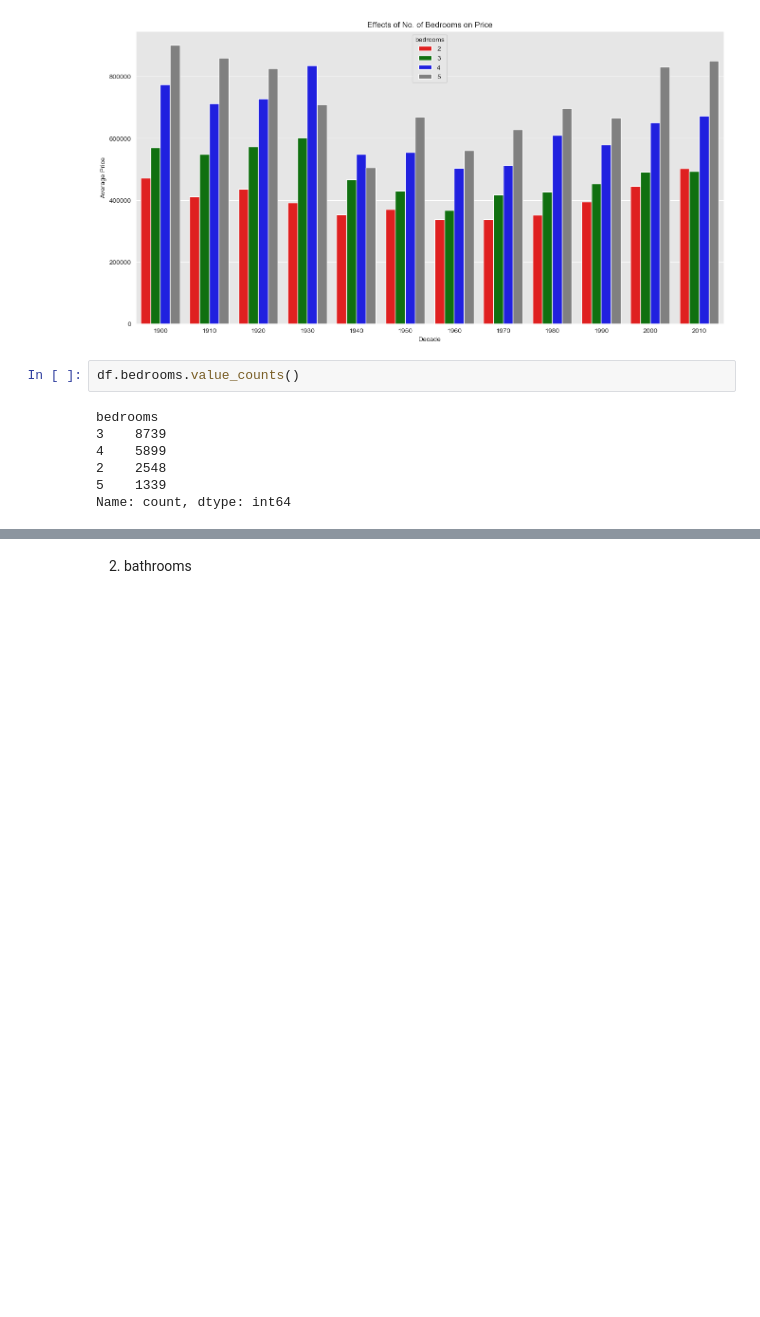
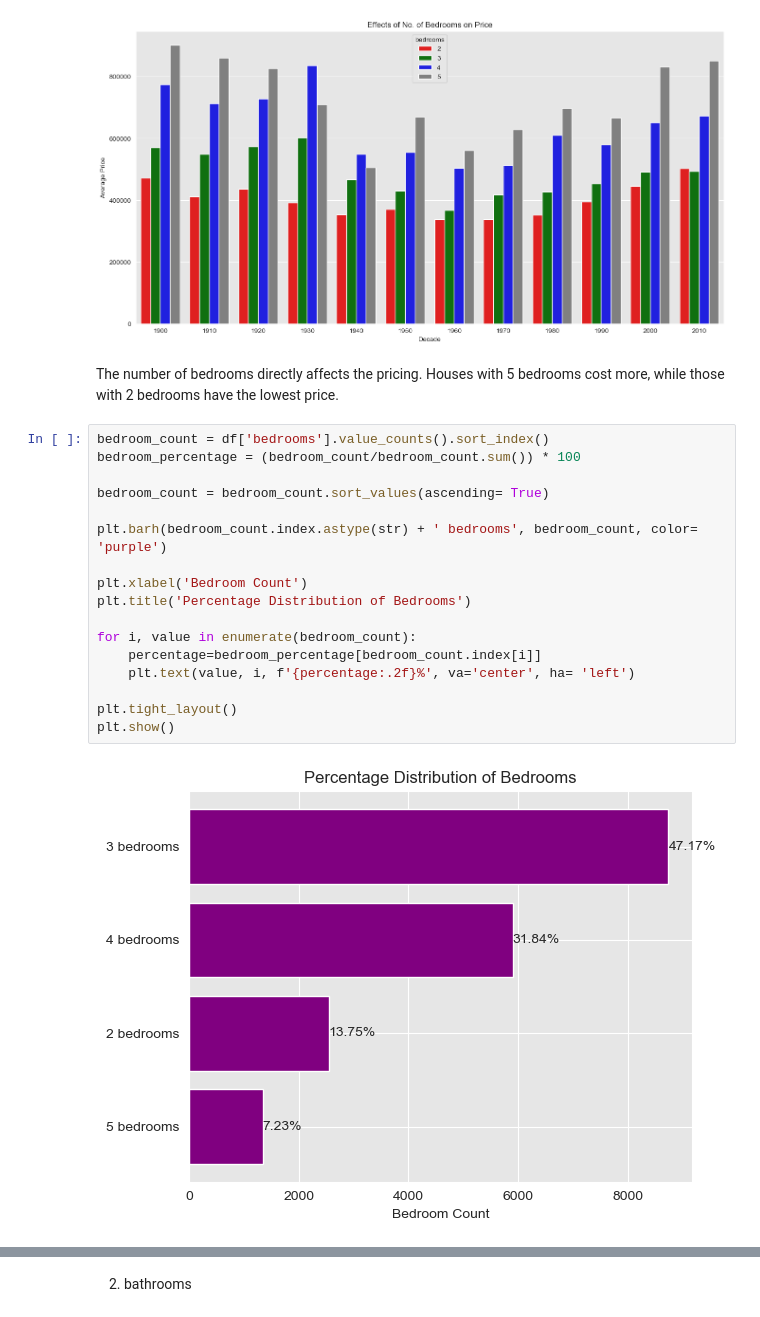
Before and after one commit to AwuorJ/Multiple_Regression_Analysis_of_King_Countys_Real_Estate_Market, a Jupyter notebook: workbook.ipynb, the cells around one changed output, grey strips where cells are left out. Drawn from its saved outputs; the diff is of its cells as text; blank space fills up the shorter version.

```diff
--- a/workbook.ipynb
+++ b/workbook.ipynb
@@ -637,12 +643,25 @@ plt.legend(title= 'bedrooms')
 plt.show()
 # %% [output]
 [figure]
-# %%
-df.bedrooms.value_counts()
-# %% [output]
-bedrooms
-3    8739
-4    5899
-2    2548
-5    1339
-Name: count, dtype: int64
+# %% [markdown]
+
+The number of bedrooms directly affects the pricing. Houses with 5 bedrooms cost more, while those with 2 bedrooms have the lowest price.
+# %%
+bedroom_count = df['bedrooms'].value_counts().sort_index()
+bedroom_percentage = (bedroom_count/bedroom_count.sum()) * 100
+
+bedroom_count = bedroom_count.sort_values(ascending= True)
+
+plt.barh(bedroom_count.index.astype(str) + ' bedrooms', bedroom_count, color= 'purple')
+
+plt.xlabel('Bedroom Count')
+plt.title('Percentage Distribution of Bedrooms')
+
+for i, value in enumerate(bedroom_count):
+    percentage=bedroom_percentage[bedroom_count.index[i]]
+    plt.text(value, i, f'{percentage:.2f}%', va='center', ha= 'left')
+
+plt.tight_layout()
+plt.show()
+# %% [output]
+[figure, added]
```
Also changed, not shown: parts of 44 cells of this notebook.
